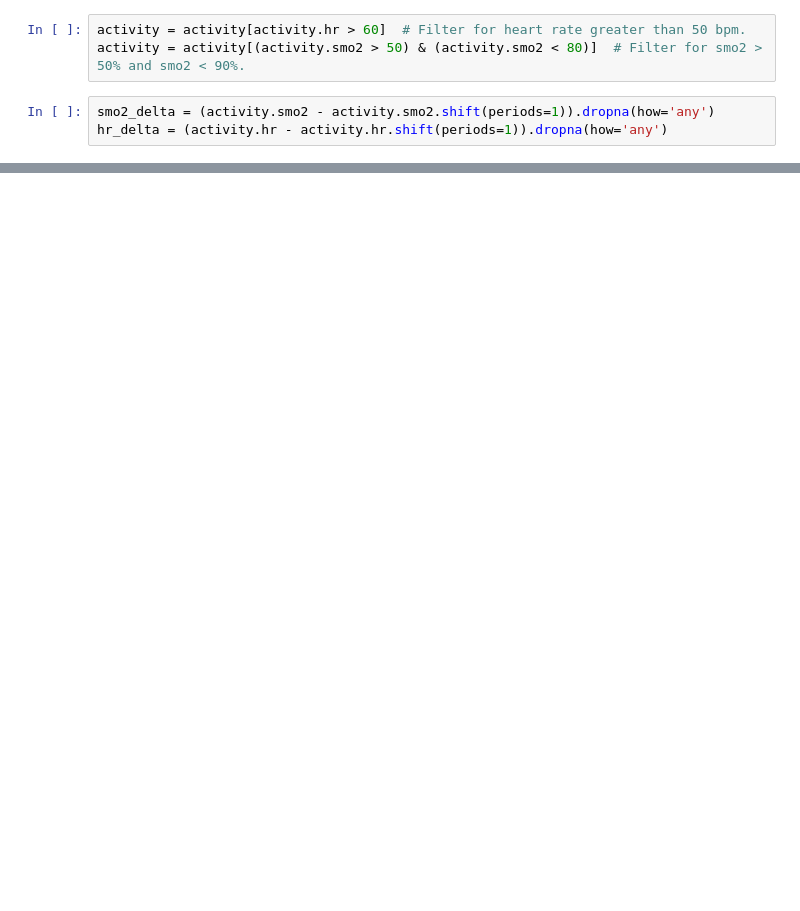
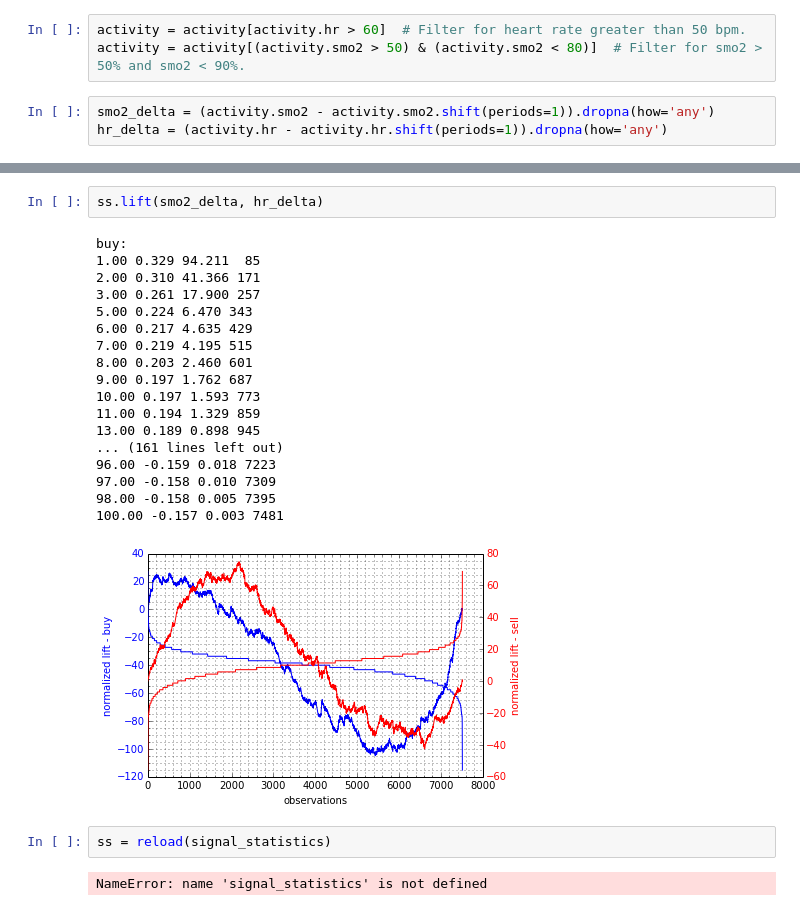
Before and after one commit to toddjm/projects, a Jupyter notebook: cycling/Smo2_HR.ipynb, the cells around one changed output, grey strips where cells are left out. Drawn from its saved outputs; the diff is of its cells as text; blank space fills up the shorter version.

```diff
--- a/cycling/Smo2_HR.ipynb
+++ b/cycling/Smo2_HR.ipynb
@@ -31,0 +33,25 @@ plt.plot(hr_delta[:2200], 'r-', smo2_delta[:2200], 'b-'); plt.show()
+# %%
+ss.lift(smo2_delta, hr_delta)
+# %% [output]
+buy:
+1.00 0.329 94.211  85
+2.00 0.310 41.366 171
+3.00 0.261 17.900 257
+5.00 0.224 6.470 343
+6.00 0.217 4.635 429
+7.00 0.219 4.195 515
+8.00 0.203 2.460 601
+9.00 0.197 1.762 687
+10.00 0.197 1.593 773
+11.00 0.194 1.329 859
+13.00 0.189 0.898 945
+... (161 lines left out)
+96.00 -0.159 0.018 7223
+97.00 -0.158 0.010 7309
+98.00 -0.158 0.005 7395
+100.00 -0.157 0.003 7481
+[figure, added]
+# %%
+ss = reload(signal_statistics)
+# %% [output]
+NameError: name 'signal_statistics' is not defined
```
Also changed, not shown: parts of 5 cells of this notebook, 1 other file.
